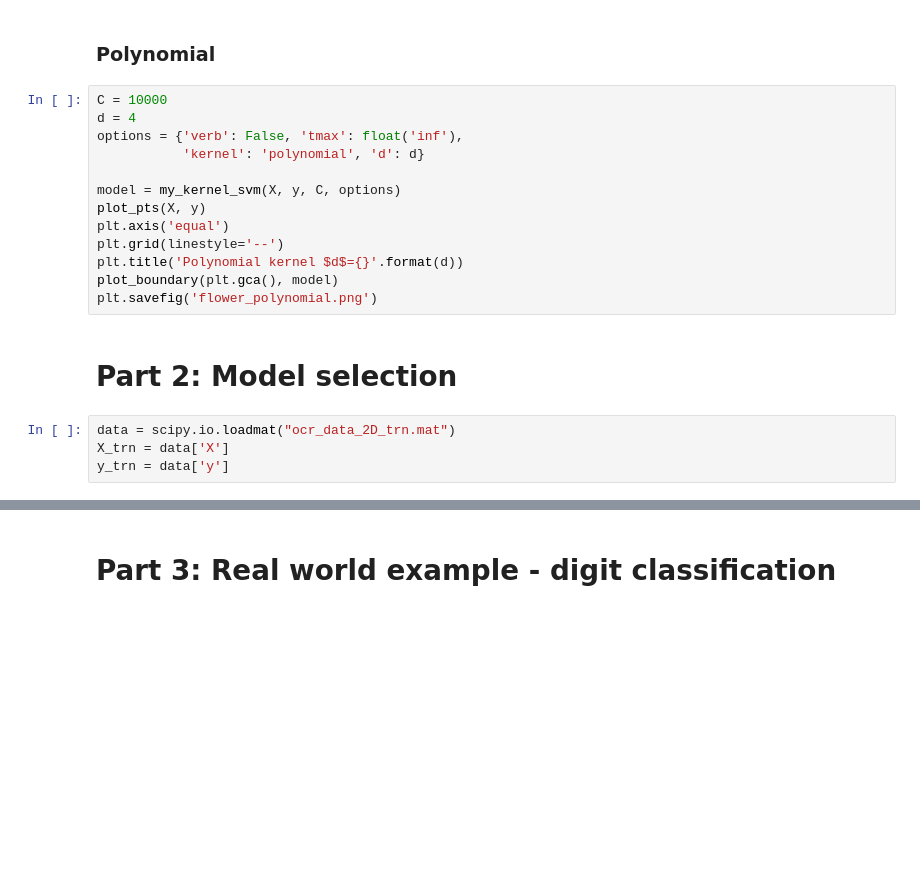
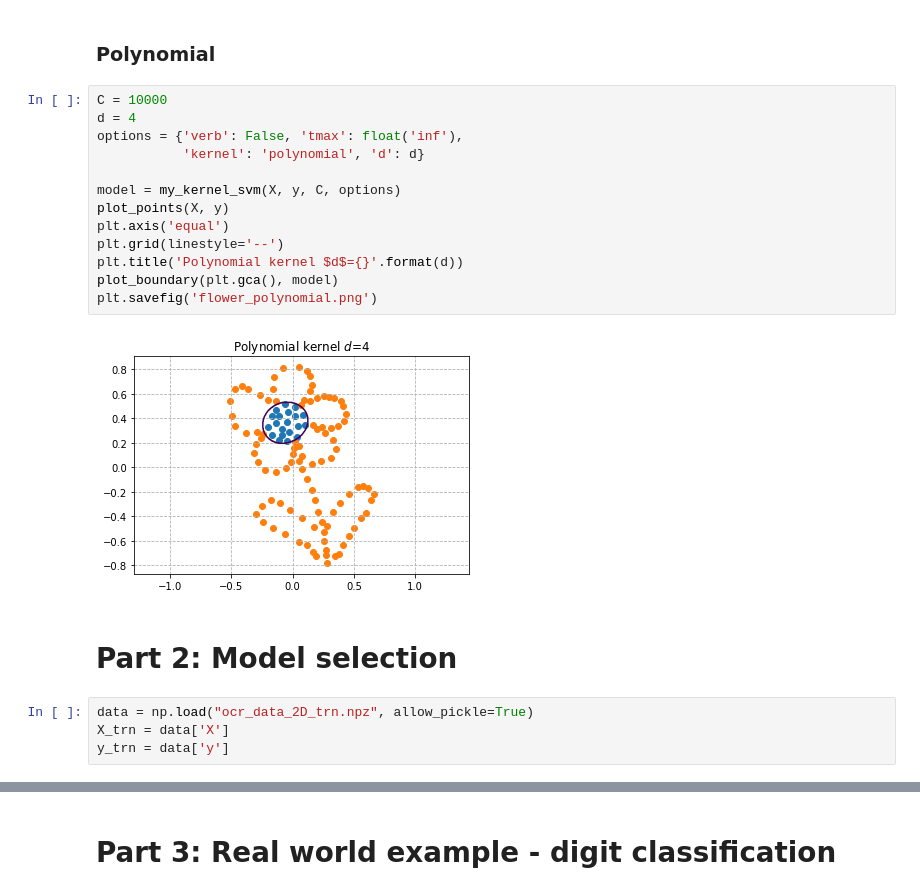
Before and after one commit to matouspelikan/rpzCTU, a Jupyter notebook: assignment_svm2_template/svm2.ipynb, the cells around one changed output, grey strips where cells are left out. Saved outputs shown, nothing was run; the diff lists cells and outputs as text; blank space fills up the shorter version.

```diff
--- a/assignment_svm2_template/svm2.ipynb
+++ b/assignment_svm2_template/svm2.ipynb
@@ -100,20 +108,22 @@ plt.savefig('flower_rbf.png')
 # %%
 C = 10000
 d = 4
 options = {'verb': False, 'tmax': float('inf'),
            'kernel': 'polynomial', 'd': d}
 
 model = my_kernel_svm(X, y, C, options)
-plot_pts(X, y)
+plot_points(X, y)
 plt.axis('equal')
 plt.grid(linestyle='--')
 plt.title('Polynomial kernel $d$={}'.format(d))
 plot_boundary(plt.gca(), model)
 plt.savefig('flower_polynomial.png')
+# %% [output]
+[figure, added]
 # %% [markdown]
 # Part 2: Model selection
 # %%
-data = scipy.io.loadmat("ocr_data_2D_trn.mat")
+data = np.load("ocr_data_2D_trn.npz", allow_pickle=True)
 X_trn = data['X']
 y_trn = data['y']
 # %%
```
Also changed, not shown: parts of 26 cells of this notebook, 6 other files.
